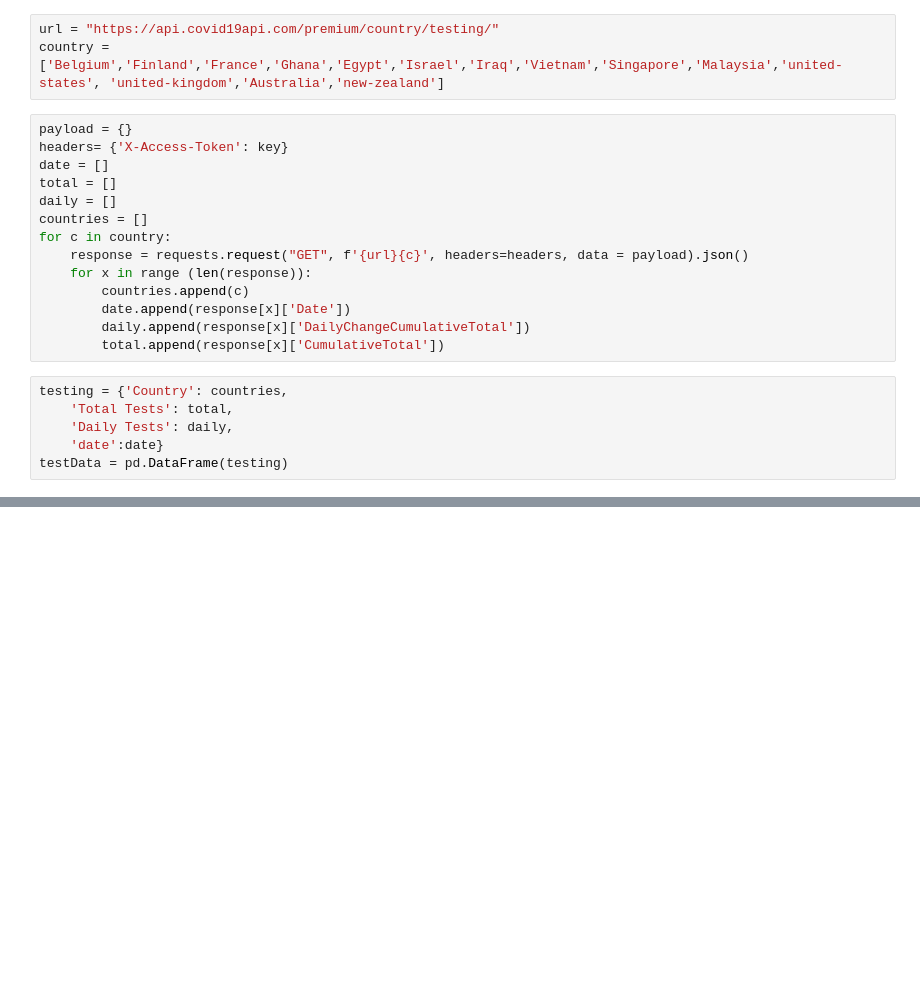
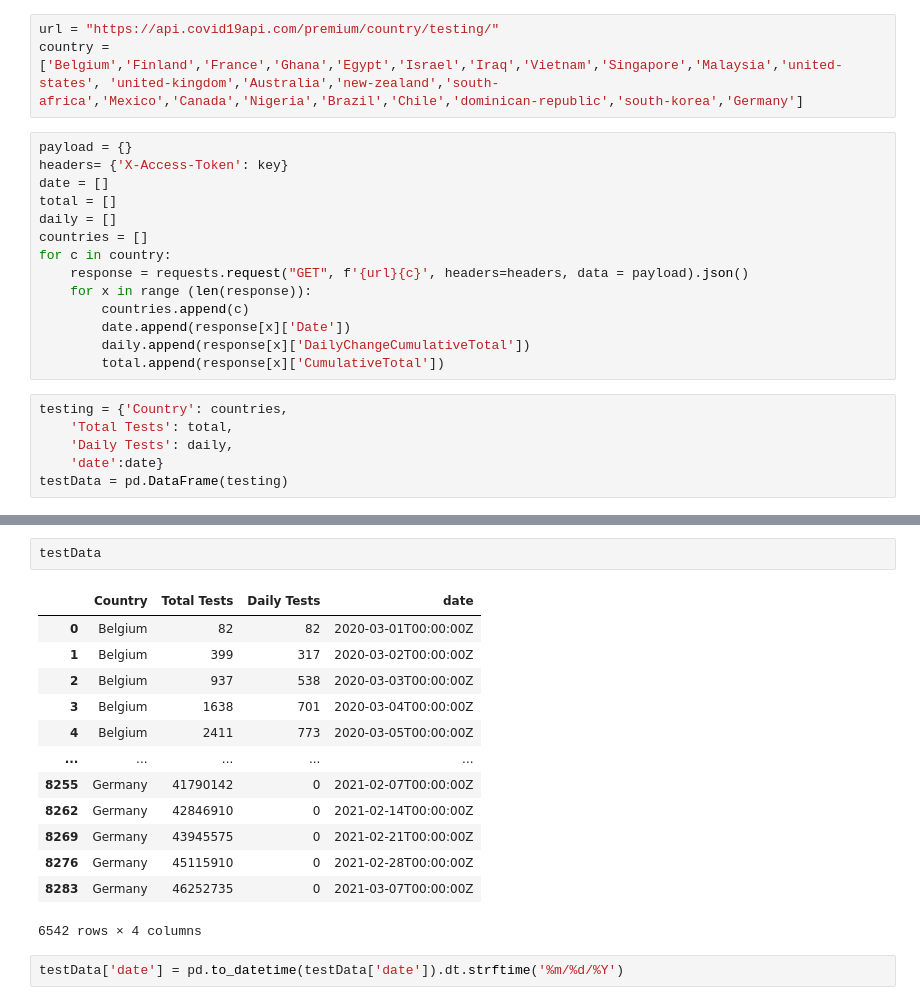
Before and after one commit to AIndian/Covid-19-international, a Jupyter notebook: APIs/API Data.ipynb, the cells around one changed output, grey strips where cells are left out. Cells and saved outputs as stored; diff of their text form; blank space fills up the shorter version.

```diff
--- a/APIs/API Data.ipynb
+++ b/APIs/API Data.ipynb
@@ -7,7 +7,7 @@ import os
 from api_key import key
 # %%
 url = "https://api.covid19api.com/premium/country/testing/"
-country = ['Belgium','Finland','France','Ghana','Egypt','Israel','Iraq','Vietnam','Singapore','Malaysia','united-states', 'united-kingdom','Australia','new-zealand']
+country = ['Belgium','Finland','France','Ghana','Egypt','Israel','Iraq','Vietnam','Singapore','Malaysia','united-states', 'united-kingdom','Australia','new-zealand','south-africa','Mexico','Canada','Nigeria','Brazil','Chile','dominican-republic','south-korea','Germany']
 # %%
 payload = {}
 headers= {'X-Access-Token': key}
@@ -48,0 +41,18 @@ testData = testData.loc[testData['Total Tests']!= 0]
+# %%
+testData
+# %% [output]
+|  | Country | Total Tests | Daily Tests | date |
+| 0 | Belgium | 82 | 82 | 2020-03-01T00:00:00Z |
+| 1 | Belgium | 399 | 317 | 2020-03-02T00:00:00Z |
+| 2 | Belgium | 937 | 538 | 2020-03-03T00:00:00Z |
+| 3 | Belgium | 1638 | 701 | 2020-03-04T00:00:00Z |
+| 4 | Belgium | 2411 | 773 | 2020-03-05T00:00:00Z |
+| ... | ... | ... | ... | ... |
+| 8255 | Germany | 41790142 | 0 | 2021-02-07T00:00:00Z |
+| 8262 | Germany | 42846910 | 0 | 2021-02-14T00:00:00Z |
+| 8269 | Germany | 43945575 | 0 | 2021-02-21T00:00:00Z |
+| 8276 | Germany | 45115910 | 0 | 2021-02-28T00:00:00Z |
+| 8283 | Germany | 46252735 | 0 | 2021-03-07T00:00:00Z |
+6542 rows × 4 columns
+# %%
+testData['date'] = pd.to_datetime(testData['date']).dt.strftime('%m/%d/%Y')
```
Also changed, not shown: parts of 4 cells of this notebook, 6 other files.
